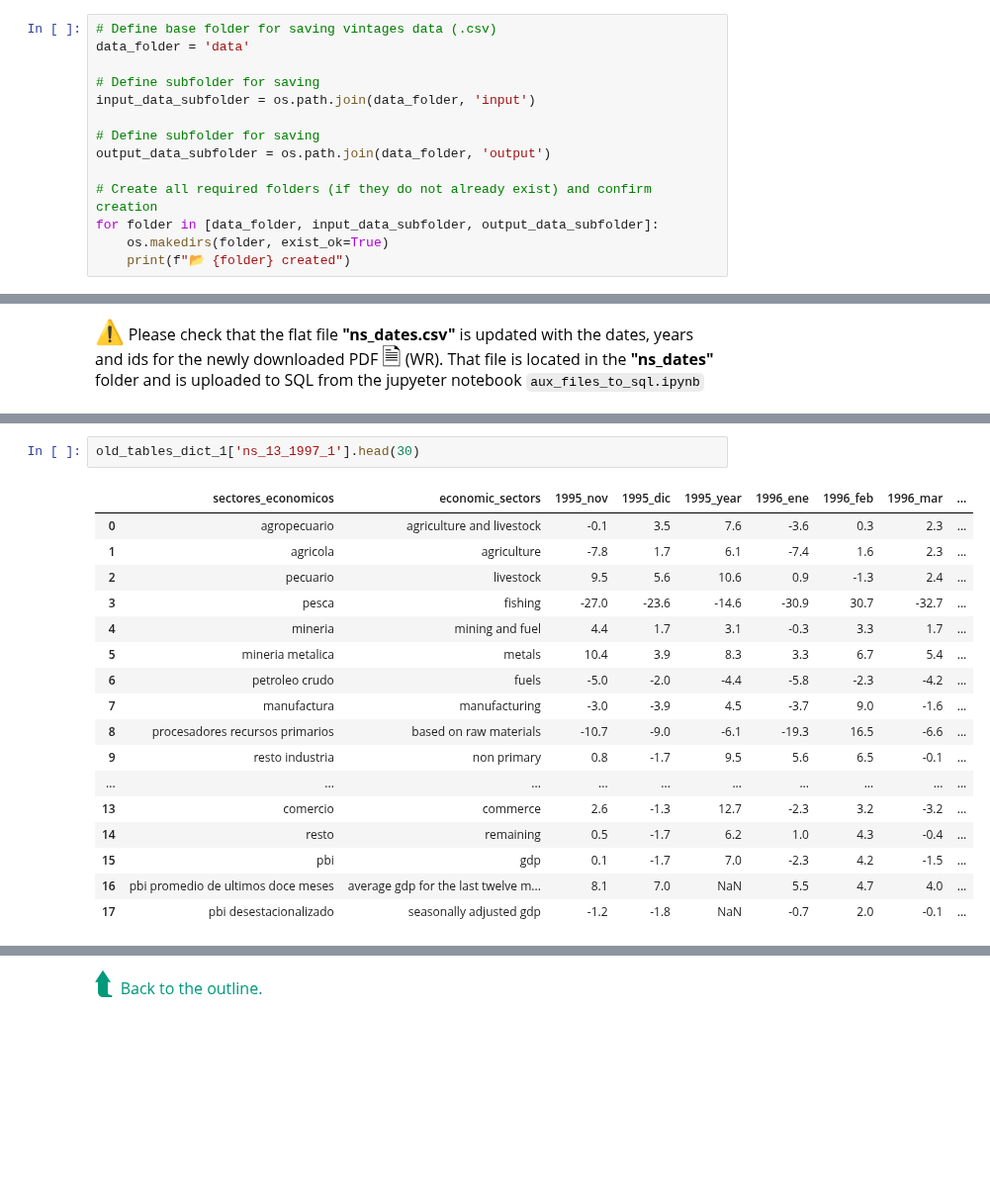
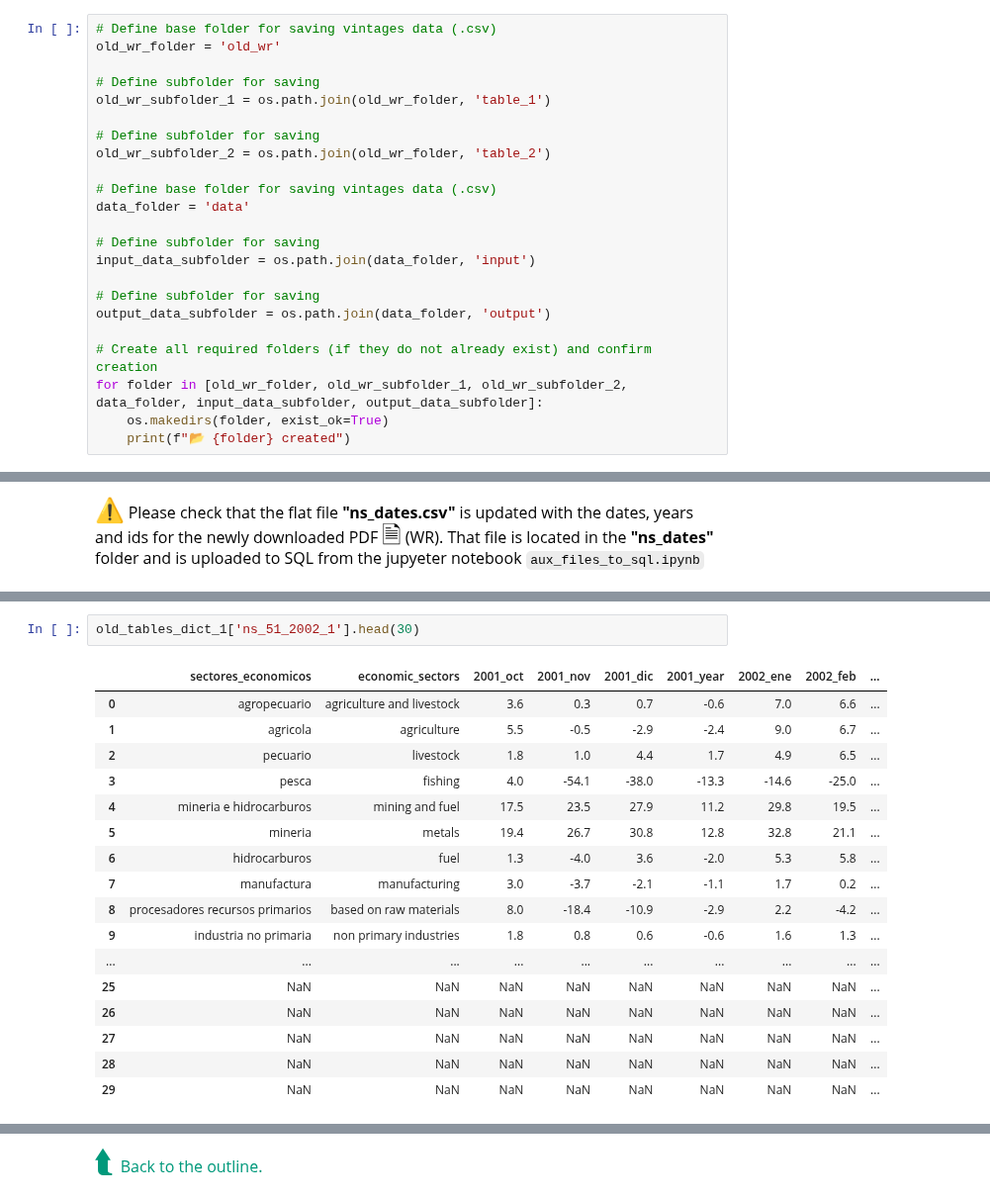
Before and after one commit to JasonCruz18/peru_gdp_revisions, a Jupyter notebook: gdp_revisions_datasets/old_gdp_rtd.ipynb, the cells around one changed output, grey strips where cells are left out. Shown at 99% size. Drawn from its saved outputs; the diff is of its cells as text; blank space fills up the shorter version.

```diff
--- a/gdp_revisions_datasets/old_gdp_rtd.ipynb
+++ b/gdp_revisions_datasets/old_gdp_rtd.ipynb
@@ -64,6 +76,15 @@ print(f"📂 Using path: {target_path}")
 # %% [markdown]
 <h1><span style = "color: rgb(0, 65, 75); font-family: PT Serif Pro Book;; color: dark;">2.</span> <span style = "color: dark; font-family: PT Serif Pro Book;">Data cleaning</span></h1>
 # %%
+# Define base folder for saving vintages data (.csv)
+old_wr_folder = 'old_wr'
+
+# Define subfolder for saving
+old_wr_subfolder_1 = os.path.join(old_wr_folder, 'table_1')
+
+# Define subfolder for saving
+old_wr_subfolder_2 = os.path.join(old_wr_folder, 'table_2')
+
 # Define base folder for saving vintages data (.csv)
 data_folder = 'data'
 
@@ -74,6 +95,6 @@ input_data_subfolder = os.path.join(data_folder, 'input')
 output_data_subfolder = os.path.join(data_folder, 'output')
 
 # Create all required folders (if they do not already exist) and confirm creation
-for folder in [data_folder, input_data_subfolder, output_data_subfolder]:
+for folder in [old_wr_folder, old_wr_subfolder_1, old_wr_subfolder_2, data_folder, input_data_subfolder, output_data_subfolder]:
     os.makedirs(folder, exist_ok=True)
     print(f"📂 {folder} created")
@@ -389,23 +398,23 @@ Processing folder 1994
   49. The dataframe generated for the input_data\table_1\2012\ns-49-2012.csv file is: ns_49_2012_1
 Processing completed for all folders.
 # %%
-old_tables_dict_1['ns_13_1997_1'].head(30)
+old_tables_dict_1['ns_51_2002_1'].head(30)
 # %% [output]
-|  | sectores_economicos | economic_sectors | 1995_nov | 1995_dic | 1995_year | 1996_ene | 1996_feb | 1996_mar | ... |
-| 0 | agropecuario | agriculture and livestock | -0.1 | 3.5 | 7.6 | -3.6 | 0.3 | 2.3 | ... |
-| 1 | agricola | agriculture | -7.8 | 1.7 | 6.1 | -7.4 | 1.6 | 2.3 | ... |
-| 2 | pecuario | livestock | 9.5 | 5.6 | 10.6 | 0.9 | -1.3 | 2.4 | ... |
-| 3 | pesca | fishing | -27.0 | -23.6 | -14.6 | -30.9 | 30.7 | -32.7 | ... |
-| 4 | mineria | mining and fuel | 4.4 | 1.7 | 3.1 | -0.3 | 3.3 | 1.7 | ... |
-| 5 | mineria metalica | metals | 10.4 | 3.9 | 8.3 | 3.3 | 6.7 | 5.4 | ... |
-| 6 | petroleo crudo | fuels | -5.0 | -2.0 | -4.4 | -5.8 | -2.3 | -4.2 | ... |
-| 7 | manufactura | manufacturing | -3.0 | -3.9 | 4.5 | -3.7 | 9.0 | -1.6 | ... |
-| 8 | procesadores recursos primarios | based on raw materials | -10.7 | -9.0 | -6.1 | -19.3 | 16.5 | -6.6 | ... |
-| 9 | resto industria | non primary | 0.8 | -1.7 | 9.5 | 5.6 | 6.5 | -0.1 | ... |
+|  | sectores_economicos | economic_sectors | 2001_oct | 2001_nov | 2001_dic | 2001_year | 2002_ene | 2002_feb | ... |
+| 0 | agropecuario | agriculture and livestock | 3.6 | 0.3 | 0.7 | -0.6 | 7.0 | 6.6 | ... |
+| 1 | agricola | agriculture | 5.5 | -0.5 | -2.9 | -2.4 | 9.0 | 6.7 | ... |
+| 2 | pecuario | livestock | 1.8 | 1.0 | 4.4 | 1.7 | 4.9 | 6.5 | ... |
+| 3 | pesca | fishing | 4.0 | -54.1 | -38.0 | -13.3 | -14.6 | -25.0 | ... |
+| 4 | mineria e hidrocarburos | mining and fuel | 17.5 | 23.5 | 27.9 | 11.2 | 29.8 | 19.5 | ... |
+| 5 | mineria | metals | 19.4 | 26.7 | 30.8 | 12.8 | 32.8 | 21.1 | ... |
+| 6 | hidrocarburos | fuel | 1.3 | -4.0 | 3.6 | -2.0 | 5.3 | 5.8 | ... |
+| 7 | manufactura | manufacturing | 3.0 | -3.7 | -2.1 | -1.1 | 1.7 | 0.2 | ... |
+| 8 | procesadores recursos primarios | based on raw materials | 8.0 | -18.4 | -10.9 | -2.9 | 2.2 | -4.2 | ... |
+| 9 | industria no primaria | non primary industries | 1.8 | 0.8 | 0.6 | -0.6 | 1.6 | 1.3 | ... |
 | ... | ... | ... | ... | ... | ... | ... | ... | ... | ... |
-| 13 | comercio | commerce | 2.6 | -1.3 | 12.7 | -2.3 | 3.2 | -3.2 | ... |
-| 14 | resto | remaining | 0.5 | -1.7 | 6.2 | 1.0 | 4.3 | -0.4 | ... |
-| 15 | pbi | gdp | 0.1 | -1.7 | 7.0 | -2.3 | 4.2 | -1.5 | ... |
-| 16 | pbi promedio de ultimos doce meses | average gdp for the last twelve m... | 8.1 | 7.0 | NaN | 5.5 | 4.7 | 4.0 | ... |
-| 17 | pbi desestacionalizado | seasonally adjusted gdp | -1.2 | -1.8 | NaN | -0.7 | 2.0 | -0.1 | ... |
+| 25 | NaN | NaN | NaN | NaN | NaN | NaN | NaN | NaN | ... |
+| 26 | NaN | NaN | NaN | NaN | NaN | NaN | NaN | NaN | ... |
+| 27 | NaN | NaN | NaN | NaN | NaN | NaN | NaN | NaN | ... |
+| 28 | NaN | NaN | NaN | NaN | NaN | NaN | NaN | NaN | ... |
+| 29 | NaN | NaN | NaN | NaN | NaN | NaN | NaN | NaN | ... |
 # %%
```
Also changed, not shown: parts of 12 cells of this notebook, 2 other files.
